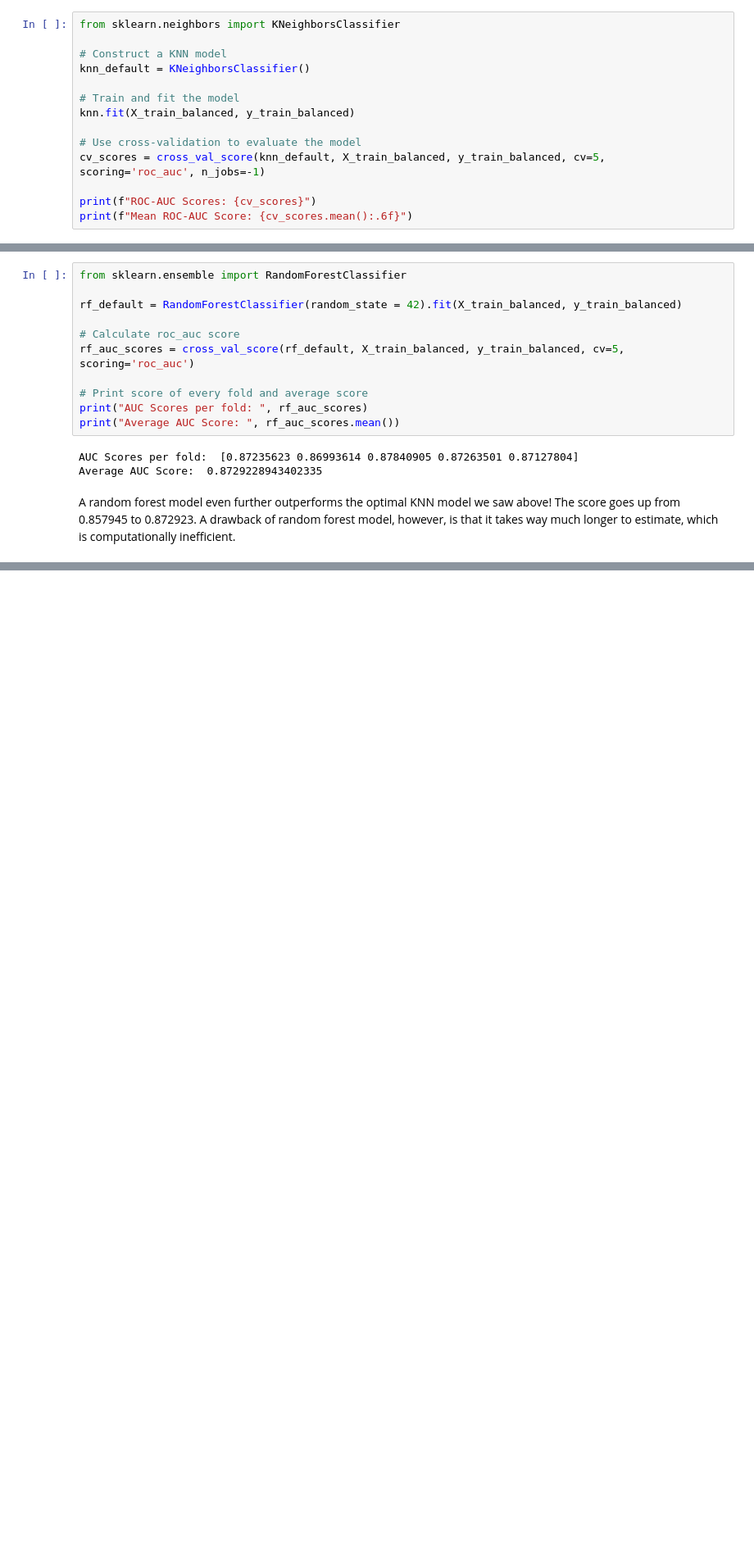
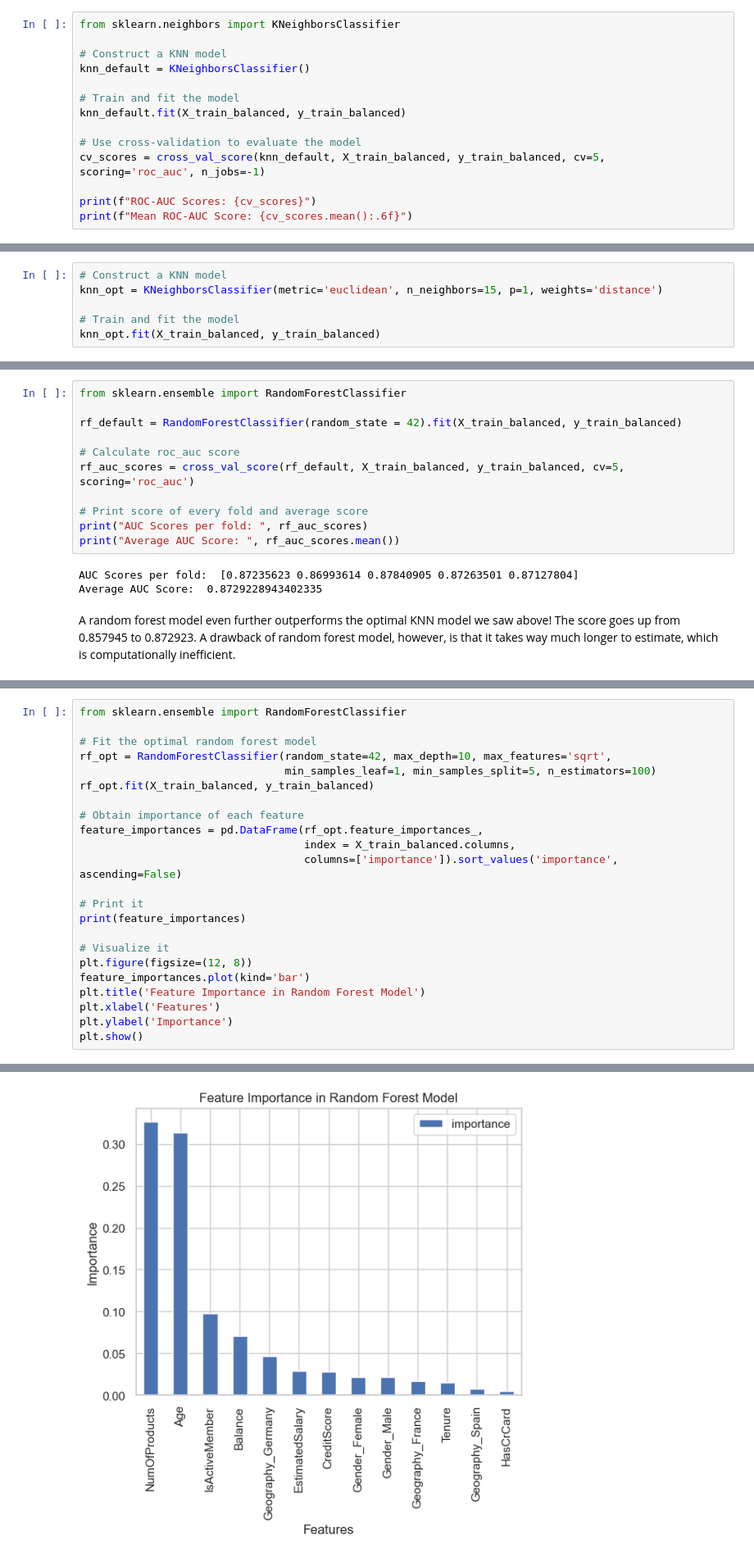
Before and after one commit to MACS-33002/macs-33002-2024s-Mendyhao, a Jupyter notebook: P2_supervised.ipynb, the cells around one changed output, grey strips where cells are left out. Shown at 82% size. Cells and saved outputs as stored; diff of their text form; blank space fills up the shorter version.

```diff
--- a/P2_supervised.ipynb
+++ b/P2_supervised.ipynb
@@ -809,7 +848,7 @@ from sklearn.neighbors import KNeighborsClassifier
 knn_default = KNeighborsClassifier()
 
 # Train and fit the model
-knn.fit(X_train_balanced, y_train_balanced)
+knn_default.fit(X_train_balanced, y_train_balanced)
 
 # Use cross-validation to evaluate the model
 cv_scores = cross_val_score(knn_default, X_train_balanced, y_train_balanced, cv=5, scoring='roc_auc', n_jobs=-1)
@@ -855,0 +899,6 @@ The optimal KNN model improves from 0.834504 to 0.857945, around 2.34%.
+# %%
+# Construct a KNN model
+knn_opt = KNeighborsClassifier(metric='euclidean', n_neighbors=15, p=1, weights='distance')
+
+# Train and fit the model
+knn_opt.fit(X_train_balanced, y_train_balanced)
@@ -904,0 +1006,24 @@ Using this set of parameters, the cross-validation score (AUC-ROC) increases fro
+# %%
+from sklearn.ensemble import RandomForestClassifier
+
+# Fit the optimal random forest model
+rf_opt = RandomForestClassifier(random_state=42, max_depth=10, max_features='sqrt',
+                                min_samples_leaf=1, min_samples_split=5, n_estimators=100)
+rf_opt.fit(X_train_balanced, y_train_balanced)
+
+# Obtain importance of each feature
+feature_importances = pd.DataFrame(rf_opt.feature_importances_,
+                                   index = X_train_balanced.columns,
+                                   columns=['importance']).sort_values('importance', ascending=False)
+
+# Print it
+print(feature_importances)
+
+# Visualize it
+plt.figure(figsize=(12, 8))
+feature_importances.plot(kind='bar')
+plt.title('Feature Importance in Random Forest Model')
+plt.xlabel('Features')
+plt.ylabel('Importance')
+plt.show()
+# %% [output]
@@ -904,0 +1045 @@ Using this set of parameters, the cross-validation score (AUC-ROC) increases fro
+[figure, added]
```
Also changed, not shown: parts of 65 cells of this notebook.
